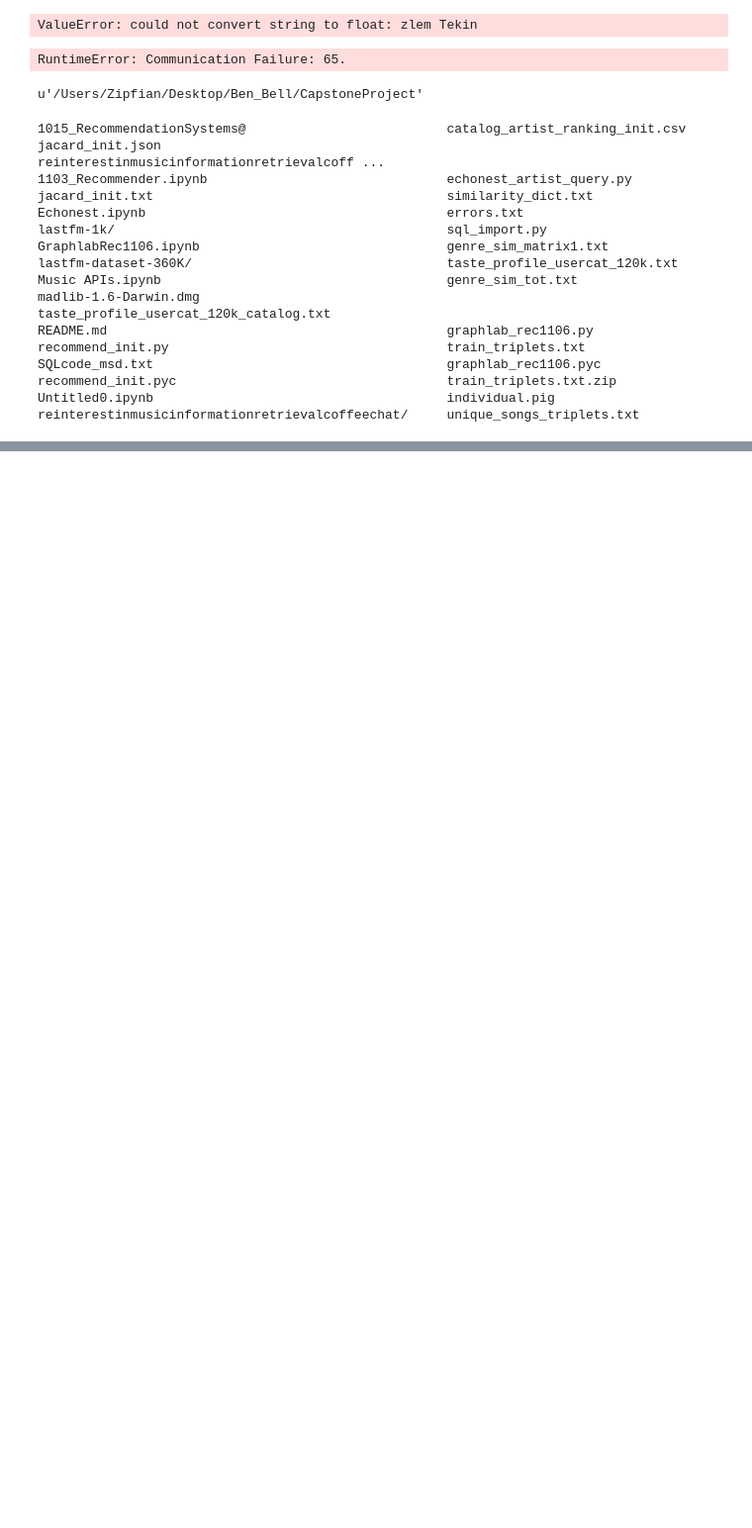
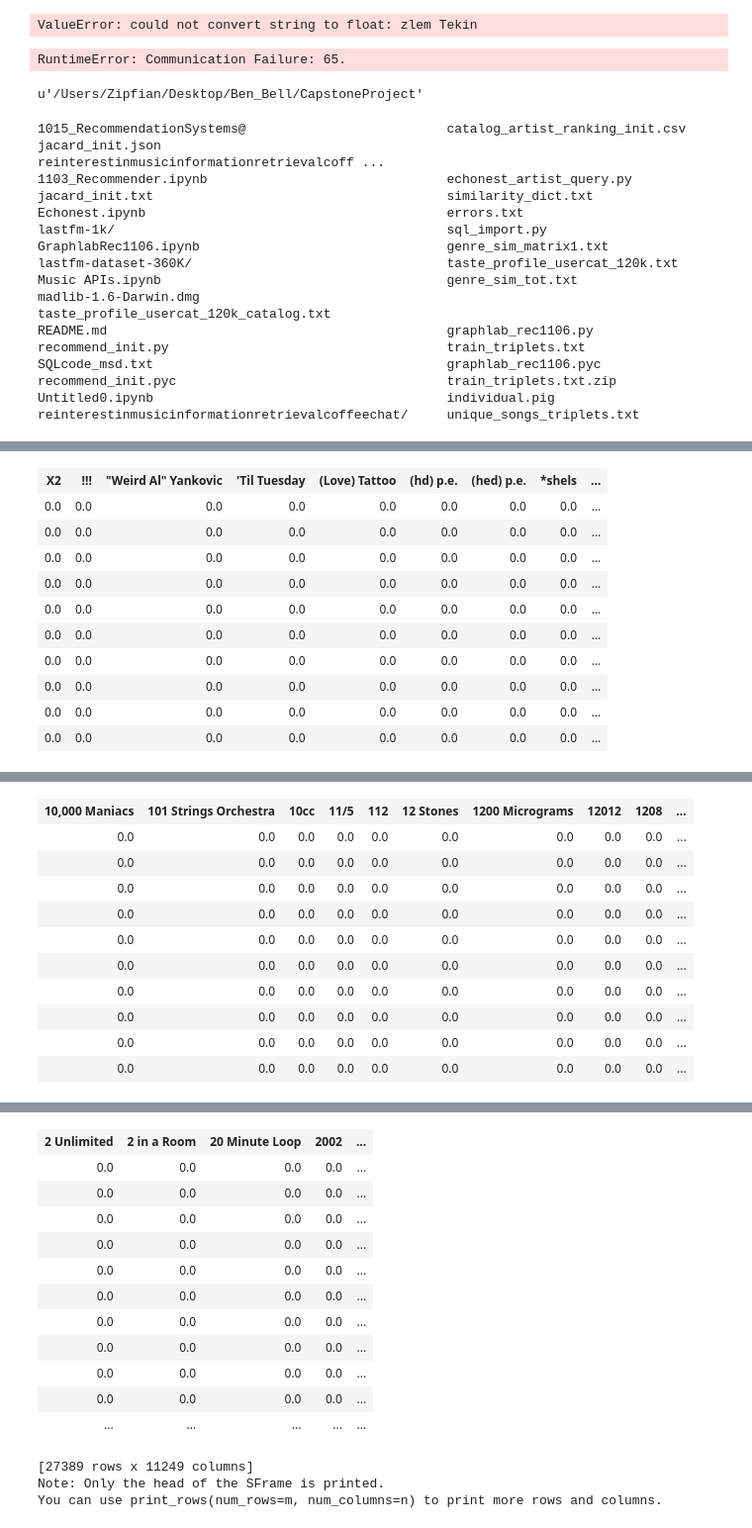
Before and after one commit to bsbell21/CapstoneProject, a Jupyter notebook: Untitled0.ipynb, the cells around one changed output, grey strips where cells are left out. Shown at 99% size. Saved outputs shown, nothing was run; the diff lists cells and outputs as text; code cells hidden in the pictures; blank space fills up the shorter version.

```diff
--- a/Untitled0.ipynb
+++ b/Untitled0.ipynb
@@ -153,0 +260,2 @@ Untitled0.ipynb                                      individual.pig
+# %%
+user_artist_sf = gl.SFrame.read_csv('user_artist_df_1107.csv')
@@ -153,0 +335,14 @@ Untitled0.ipynb                                      individual.pig
+# %%
+user_artist_sf.remove_column('catalog')
+# %% [output]
+| X2 | !!! | "Weird Al" Yankovic | 'Til Tuesday | (Love) Tattoo | (hd) p.e. | (hed) p.e. | *shels | ... |
+| 0.0 | 0.0 | 0.0 | 0.0 | 0.0 | 0.0 | 0.0 | 0.0 | ... |
+| 0.0 | 0.0 | 0.0 | 0.0 | 0.0 | 0.0 | 0.0 | 0.0 | ... |
+| 0.0 | 0.0 | 0.0 | 0.0 | 0.0 | 0.0 | 0.0 | 0.0 | ... |
+| 0.0 | 0.0 | 0.0 | 0.0 | 0.0 | 0.0 | 0.0 | 0.0 | ... |
+| 0.0 | 0.0 | 0.0 | 0.0 | 0.0 | 0.0 | 0.0 | 0.0 | ... |
+| 0.0 | 0.0 | 0.0 | 0.0 | 0.0 | 0.0 | 0.0 | 0.0 | ... |
+| 0.0 | 0.0 | 0.0 | 0.0 | 0.0 | 0.0 | 0.0 | 0.0 | ... |
+| 0.0 | 0.0 | 0.0 | 0.0 | 0.0 | 0.0 | 0.0 | 0.0 | ... |
+| 0.0 | 0.0 | 0.0 | 0.0 | 0.0 | 0.0 | 0.0 | 0.0 | ... |
+| 0.0 | 0.0 | 0.0 | 0.0 | 0.0 | 0.0 | 0.0 | 0.0 | ... |
@@ -153,0 +360,11 @@ Untitled0.ipynb                                      individual.pig
+| 10,000 Maniacs | 101 Strings Orchestra | 10cc | 11/5 | 112 | 12 Stones | 1200 Micrograms | 12012 | 1208 | ... |
+| 0.0 | 0.0 | 0.0 | 0.0 | 0.0 | 0.0 | 0.0 | 0.0 | 0.0 | ... |
+| 0.0 | 0.0 | 0.0 | 0.0 | 0.0 | 0.0 | 0.0 | 0.0 | 0.0 | ... |
+| 0.0 | 0.0 | 0.0 | 0.0 | 0.0 | 0.0 | 0.0 | 0.0 | 0.0 | ... |
+| 0.0 | 0.0 | 0.0 | 0.0 | 0.0 | 0.0 | 0.0 | 0.0 | 0.0 | ... |
+| 0.0 | 0.0 | 0.0 | 0.0 | 0.0 | 0.0 | 0.0 | 0.0 | 0.0 | ... |
+| 0.0 | 0.0 | 0.0 | 0.0 | 0.0 | 0.0 | 0.0 | 0.0 | 0.0 | ... |
+| 0.0 | 0.0 | 0.0 | 0.0 | 0.0 | 0.0 | 0.0 | 0.0 | 0.0 | ... |
+| 0.0 | 0.0 | 0.0 | 0.0 | 0.0 | 0.0 | 0.0 | 0.0 | 0.0 | ... |
+| 0.0 | 0.0 | 0.0 | 0.0 | 0.0 | 0.0 | 0.0 | 0.0 | 0.0 | ... |
+| 0.0 | 0.0 | 0.0 | 0.0 | 0.0 | 0.0 | 0.0 | 0.0 | 0.0 | ... |
@@ -153,0 +382,15 @@ Untitled0.ipynb                                      individual.pig
+| 2 Unlimited | 2 in a Room | 20 Minute Loop | 2002 | ... |
+| 0.0 | 0.0 | 0.0 | 0.0 | ... |
+| 0.0 | 0.0 | 0.0 | 0.0 | ... |
+| 0.0 | 0.0 | 0.0 | 0.0 | ... |
+| 0.0 | 0.0 | 0.0 | 0.0 | ... |
+| 0.0 | 0.0 | 0.0 | 0.0 | ... |
+| 0.0 | 0.0 | 0.0 | 0.0 | ... |
+| 0.0 | 0.0 | 0.0 | 0.0 | ... |
+| 0.0 | 0.0 | 0.0 | 0.0 | ... |
+| 0.0 | 0.0 | 0.0 | 0.0 | ... |
+| 0.0 | 0.0 | 0.0 | 0.0 | ... |
+| ... | ... | ... | ... | ... |
+[27389 rows x 11249 columns]
+Note: Only the head of the SFrame is printed.
+You can use print_rows(num_rows=m, num_columns=n) to print more rows and columns.
```
Also changed, not shown: parts of 29 cells of this notebook, 18 other files.
